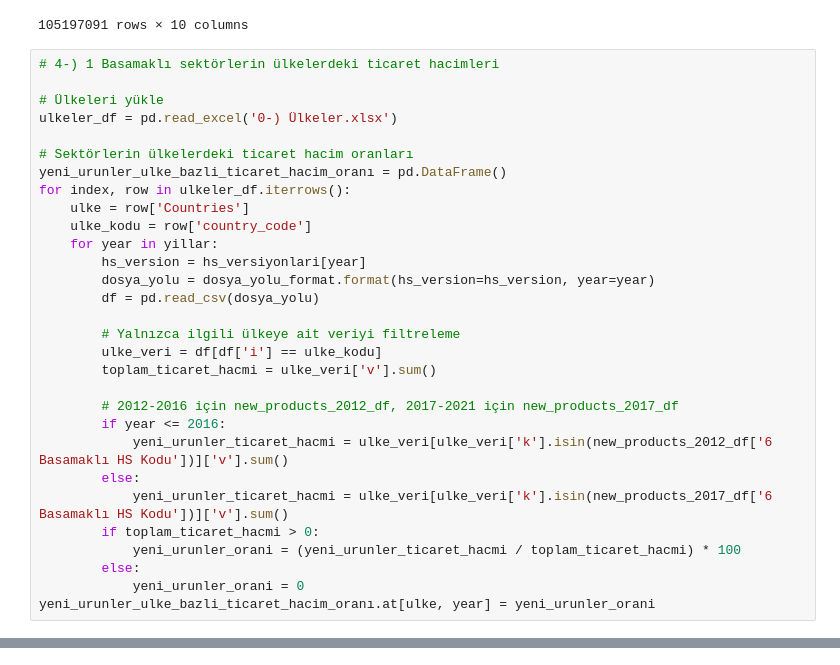
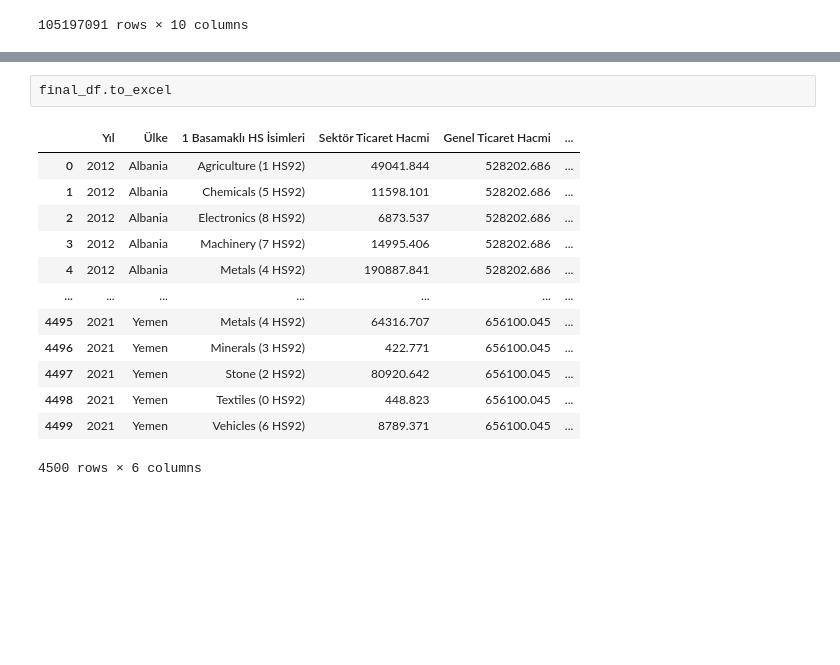
Before and after one commit to oguzoztekin/CEE-MENA, a Jupyter notebook: Dış Ticaret Verilerinin Analizi/final.ipynb, the cells around one changed output, grey strips where cells are left out. Drawn from its saved outputs; the diff is of its cells as text; blank space fills up the shorter version.

```diff
--- a/Dış Ticaret Verilerinin Analizi/final.ipynb
+++ b/Dış Ticaret Verilerinin Analizi/final.ipynb
@@ -163,33 +163,3 @@ birlesik_df["i"] ve birlesik_df[]
 | 105197089 | 2021 | 894 | 858 | 870810 | 0.086 | 0.003 | 87 | Vehicles (87 HS92) | 6 | Vehicles (6 HS92) |
 | 105197090 | 2021 | 894 | 858 | 870829 | 0.934 | 0.036 | 87 | Vehicles (87 HS92) | 6 | Vehicles (6 HS92) |
 105197091 rows × 10 columns
-# %%
-# 4-) 1 Basamaklı sektörlerin ülkelerdeki ticaret hacimleri
-
-# Ülkeleri yükle
-ulkeler_df = pd.read_excel('0-) Ülkeler.xlsx')
-
-# Sektörlerin ülkelerdeki ticaret hacim oranları
-yeni_urunler_ulke_bazli_ticaret_hacim_oranı = pd.DataFrame()
-for index, row in ulkeler_df.iterrows():
-    ulke = row['Countries']
-    ulke_kodu = row['country_code']
-    for year in yillar:
-        hs_version = hs_versiyonlari[year]
-        dosya_yolu = dosya_yolu_format.format(hs_version=hs_version, year=year)
-        df = pd.read_csv(dosya_yolu)
-
-        # Yalnızca ilgili ülkeye ait veriyi filtreleme
-        ulke_veri = df[df['i'] == ulke_kodu]
-        toplam_ticaret_hacmi = ulke_veri['v'].sum()
-
-        # 2012-2016 için new_products_2012_df, 2017-2021 için new_products_2017_df
-        if year <= 2016:
-            yeni_urunler_ticaret_hacmi = ulke_veri[ulke_veri['k'].isin(new_products_2012_df['6 Basamaklı HS Kodu'])]['v'].sum()
-        else:
-            yeni_urunler_ticaret_hacmi = ulke_veri[ulke_veri['k'].isin(new_products_2017_df['6 Basamaklı HS Kodu'])]['v'].sum()
-        if toplam_ticaret_hacmi > 0:
-            yeni_urunler_orani = (yeni_urunler_ticaret_hacmi / toplam_ticaret_hacmi) * 100
-        else:
-            yeni_urunler_orani = 0
-yeni_urunler_ulke_bazli_ticaret_hacim_oranı.at[ulke, year] = yeni_urunler_orani
@@ -195,0 +269,16 @@ yeni_urunler_ulke_bazli_ticaret_hacim_oranı.at[ulke, year] = yeni_urunler_orani
+# %%
+final_df.to_excel
+# %% [output]
+|  | Yıl | Ülke | 1 Basamaklı HS İsimleri | Sektör Ticaret Hacmi | Genel Ticaret Hacmi | ... |
+| 0 | 2012 | Albania | Agriculture (1 HS92) | 49041.844 | 528202.686 | ... |
+| 1 | 2012 | Albania | Chemicals (5 HS92) | 11598.101 | 528202.686 | ... |
+| 2 | 2012 | Albania | Electronics (8 HS92) | 6873.537 | 528202.686 | ... |
+| 3 | 2012 | Albania | Machinery (7 HS92) | 14995.406 | 528202.686 | ... |
+| 4 | 2012 | Albania | Metals (4 HS92) | 190887.841 | 528202.686 | ... |
+| ... | ... | ... | ... | ... | ... | ... |
+| 4495 | 2021 | Yemen | Metals (4 HS92) | 64316.707 | 656100.045 | ... |
+| 4496 | 2021 | Yemen | Minerals (3 HS92) | 422.771 | 656100.045 | ... |
+| 4497 | 2021 | Yemen | Stone (2 HS92) | 80920.642 | 656100.045 | ... |
+| 4498 | 2021 | Yemen | Textiles (0 HS92) | 448.823 | 656100.045 | ... |
+| 4499 | 2021 | Yemen | Vehicles (6 HS92) | 8789.371 | 656100.045 | ... |
+4500 rows × 6 columns
```
Also changed, not shown: parts of 2 cells of this notebook, 1 other file.
